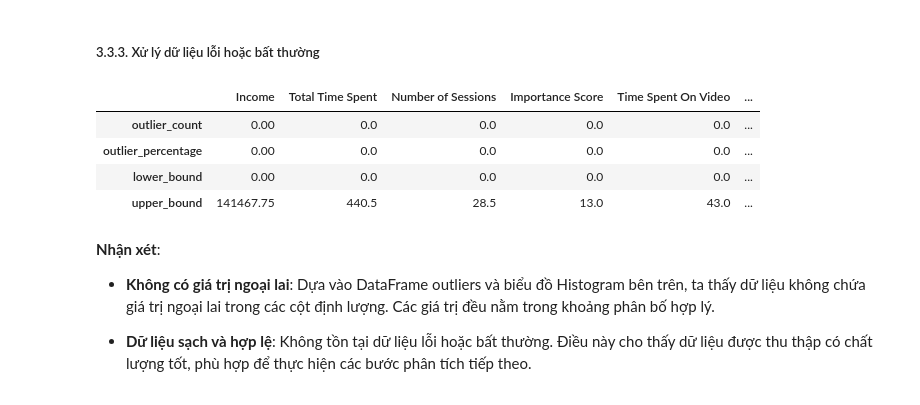
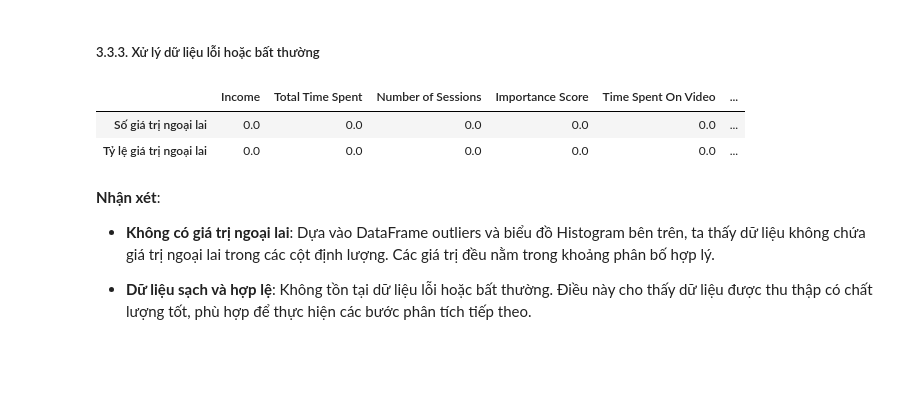
Before and after one commit to uyen312/LTCKHDL, a Jupyter notebook: Source code/DataPreprocessing.ipynb, the cells around one changed output. Saved outputs shown, nothing was run; the diff lists cells and outputs as text; code cells hidden in the pictures; blank space fills up the shorter version.

```diff
--- a/Source code/DataPreprocessing.ipynb
+++ b/Source code/DataPreprocessing.ipynb
@@ -344,44 +344,39 @@ plt.show()
 # %%
 # Hàm đếm outlier dựa trên quy tắc Tukey
 def count_outliers(data, column):
     Q1 = data[column].quantile(0.25)  # Phân vị thứ 25
     Q3 = data[column].quantile(0.75)  # Phân vị thứ 75
     IQR = Q3 - Q1                    # Khoảng tứ phân vị (IQR)
     lower_bound = Q1 - 1.5 * IQR     # Ngưỡng dưới
     upper_bound = Q3 + 1.5 * IQR     # Ngưỡng trên
     outliers = data[(data[column] < lower_bound) | (data[column] > upper_bound)]
 
     # Kiểm tra nếu ngưỡng dưới âm và điều chỉnh
     if lower_bound < 0:
         lower_bound = 0  # Đặt lại ngưỡng dưới bằng 0 vì nếu mang giá trị âm sẽ không hợp lý với dữ liệu
 
-    return len(outliers), lower_bound, upper_bound
+    return len(outliers)
 
 def count_outliers_for_all_columns(data, numerical_columns):
     outliers_info = {}
     for column in numerical_columns:
-        outlier_count, lower_bound, upper_bound = count_outliers(data, column)
+        outlier_count = count_outliers(data, column)
 
         # Lưu kết quả vào info
         outliers_info[column] = {
-            'outlier_count': outlier_count,
-            'outlier_percentage': outlier_count / data.shape[0],
-            'lower_bound': lower_bound,
-            'upper_bound': upper_bound
-
+            'Số giá trị ngoại lai': outlier_count,
+            'Tỷ lệ giá trị ngoại lai': outlier_count / data.shape[0]
         }
 
     return outliers_info
 
 # In kết quả
 outliers_data = pd.DataFrame(count_outliers_for_all_columns(data, numerical_columns))
 outliers_data
 # %% [output]
 |  | Income | Total Time Spent | Number of Sessions | Importance Score | Time Spent On Video | ... |
-| outlier_count | 0.00 | 0.0 | 0.0 | 0.0 | 0.0 | ... |
-| outlier_percentage | 0.00 | 0.0 | 0.0 | 0.0 | 0.0 | ... |
-| lower_bound | 0.00 | 0.0 | 0.0 | 0.0 | 0.0 | ... |
-| upper_bound | 141467.75 | 440.5 | 28.5 | 13.0 | 43.0 | ... |
+| Số giá trị ngoại lai | 0.0 | 0.0 | 0.0 | 0.0 | 0.0 | ... |
+| Tỷ lệ giá trị ngoại lai | 0.0 | 0.0 | 0.0 | 0.0 | 0.0 | ... |
 # %% [markdown]
 **Nhận xét**:
 - **Không có giá trị ngoại lai**: Dựa vào DataFrame outliers và biểu đồ Histogram bên trên, ta thấy dữ liệu không chứa giá trị ngoại lai trong các cột định lượng. Các giá trị đều nằm trong khoảng phân bố hợp lý.
```
Also changed, not shown: parts of 7 cells of this notebook.
